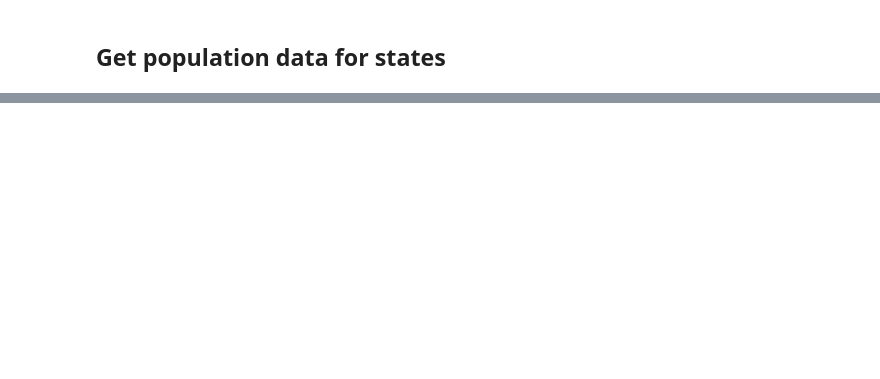
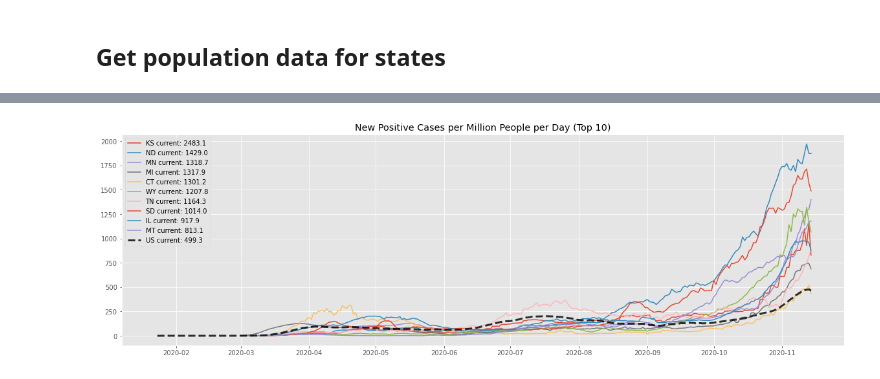
Before and after one commit to venturaville/covid19, a Jupyter notebook: covid19.ipynb, the cells around one changed output, grey strips where cells are left out. Cells and saved outputs as stored; diff of their text form; code cells hidden in the pictures; blank space fills up the shorter version.

```diff
--- a/covid19.ipynb
+++ b/covid19.ipynb
@@ -50,21 +63,24 @@ usdf['7dayaverage'] = usdf['popPositiveIncrease'].rolling(window=7,min_periods=3
 # %%
 
 plt.style.use('ggplot')
 plots = []
 labels = []
 plt.rcParams["figure.figsize"] = (20,6)
 # Get ordered list of states by current popPositiveIncrease
-top_states = df.sort_values(by='date').drop_duplicates(subset=['state'], keep='last').sort_values(by='popPositiveIncrease',ascending=False)
-for state in top_states['state'].head(10):
+ordered_states = df.sort_values(by='date').drop_duplicates(subset=['state'], keep='last').sort_values(by='popPositiveIncrease',ascending=False)
+top_states = ordered_states['state'].head(10)
+for state in top_states:
     statedf = df[df['state'] == state]
     plot, = plt.plot(statedf['date'],statedf['popPositiveIncrease'].rolling(window=7,min_periods=3).mean(),label=state)
     plots.append(plot)
     currentIncrease = statedf.sort_values(by='date').iloc[-1,:].popPositiveIncrease
     labels.append("{} current: {:.1f}".format(state,currentIncrease))
 plot, = plt.plot(usdf['date'],usdf['7dayaverage'],label='US',linestyle='--',linewidth=3,color='black',alpha=0.8)
 plots.append(plot)
-currentIncrease = usdf.sort_values(by='date').iloc[-1,:].popPositiveIncrease
+currentIncrease = usdf.sort_values(by='date').iloc[-3,:].popPositiveIncrease
 labels.append("{} current: {:.1f}".format('US',currentIncrease))
 plt.legend(handles=plots, labels=labels,loc='upper left')
-plt.title('New Positive Cases per Million People (Top 10)')
+plt.title('New Positive Cases per Million People per Day (Top 10)')
 plt.show()
+# %% [output]
+[figure, added]
```
Also changed, not shown: parts of 2 cells of this notebook.
